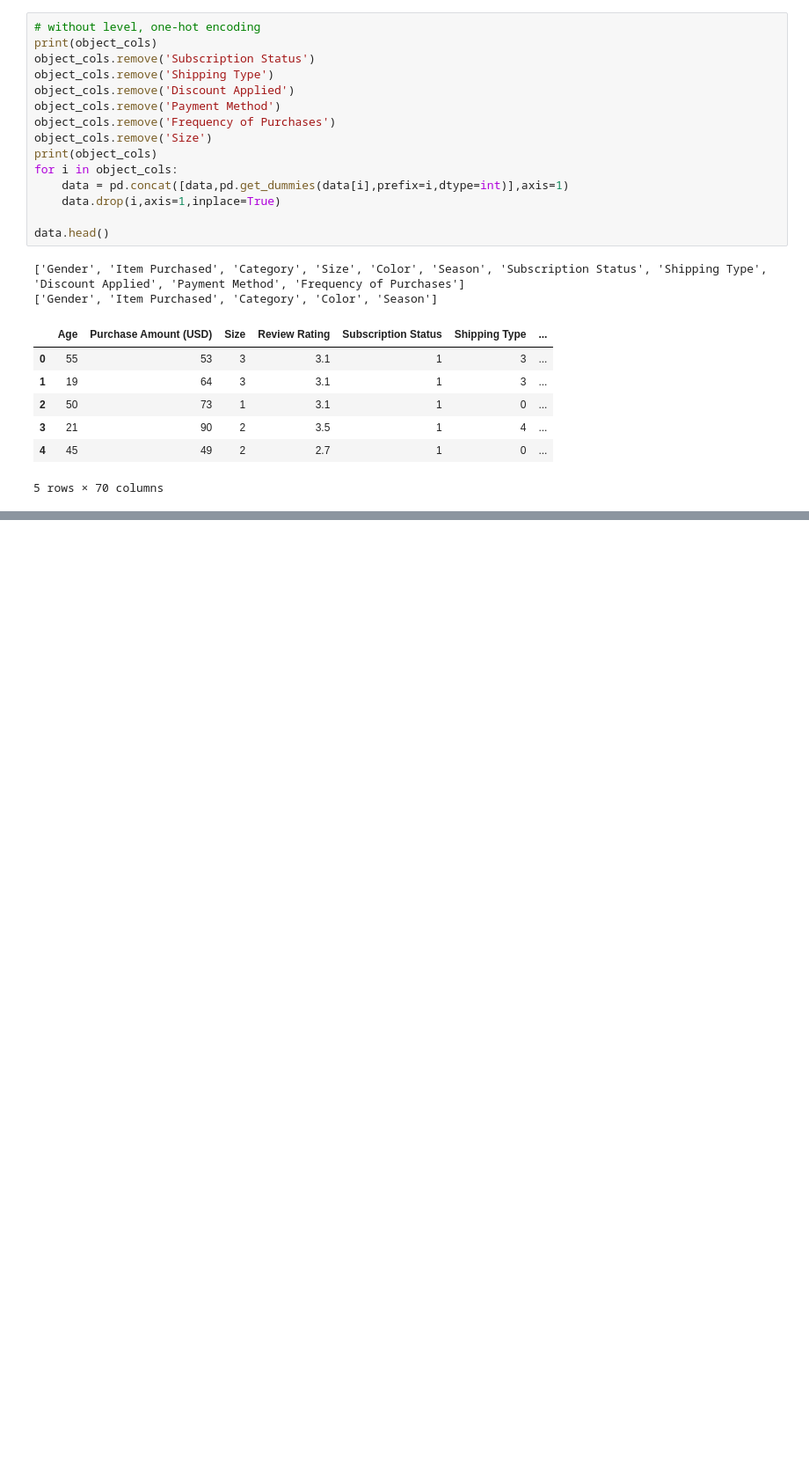
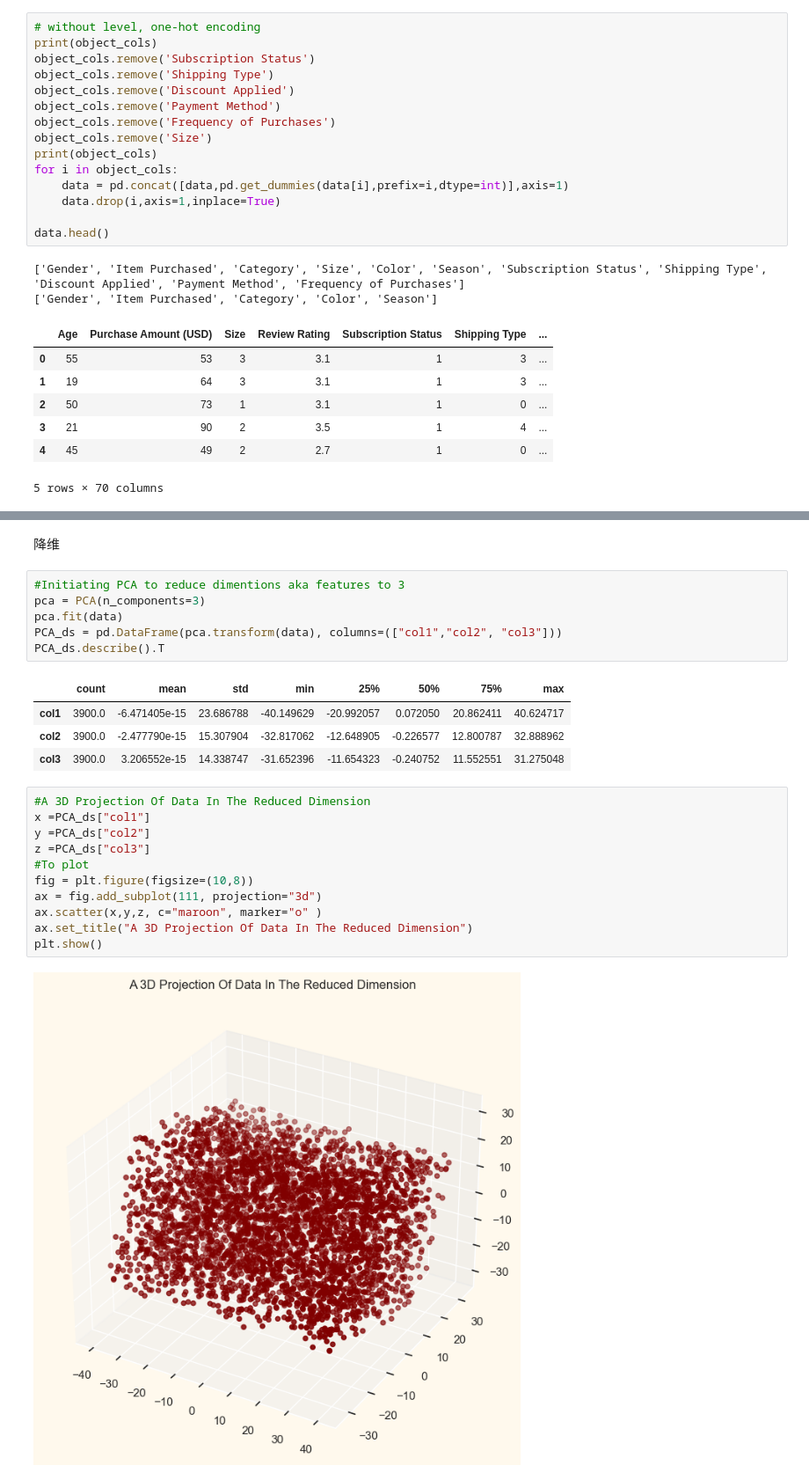
Before and after one commit to notcharlatan/CS-PR, a Jupyter notebook: csrc.ipynb, the cells around one changed output, grey strips where cells are left out. Shown at 88% size. Saved outputs shown, nothing was run; the diff lists cells and outputs as text; blank space fills up the shorter version.

```diff
--- a/csrc.ipynb
+++ b/csrc.ipynb
@@ -201,0 +222,26 @@ memory usage: 1.2 MB
+# %% [markdown]
+降维
+# %%
+#Initiating PCA to reduce dimentions aka features to 3
+pca = PCA(n_components=3)
+pca.fit(data)
+PCA_ds = pd.DataFrame(pca.transform(data), columns=(["col1","col2", "col3"]))
+PCA_ds.describe().T
+# %% [output]
+|  | count | mean | std | min | 25% | 50% | 75% | max |
+| col1 | 3900.0 | -6.471405e-15 | 23.686788 | -40.149629 | -20.992057 | 0.072050 | 20.862411 | 40.624717 |
+| col2 | 3900.0 | -2.477790e-15 | 15.307904 | -32.817062 | -12.648905 | -0.226577 | 12.800787 | 32.888962 |
+| col3 | 3900.0 | 3.206552e-15 | 14.338747 | -31.652396 | -11.654323 | -0.240752 | 11.552551 | 31.275048 |
+# %%
+#A 3D Projection Of Data In The Reduced Dimension
+x =PCA_ds["col1"]
+y =PCA_ds["col2"]
+z =PCA_ds["col3"]
+#To plot
+fig = plt.figure(figsize=(10,8))
+ax = fig.add_subplot(111, projection="3d")
+ax.scatter(x,y,z, c="maroon", marker="o" )
+ax.set_title("A 3D Projection Of Data In The Reduced Dimension")
+plt.show()
+# %% [output]
+[figure, added]
```
Also changed, not shown: parts of 14 cells of this notebook.
